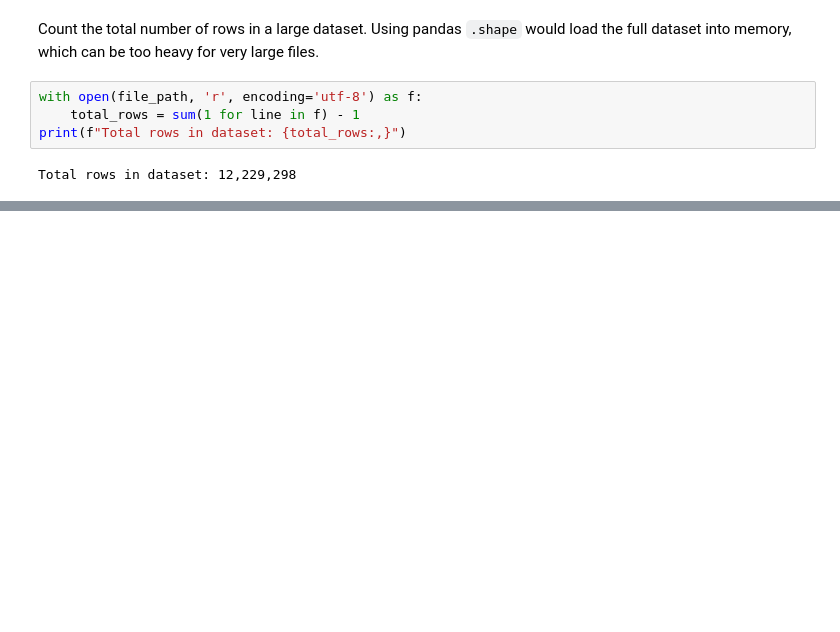
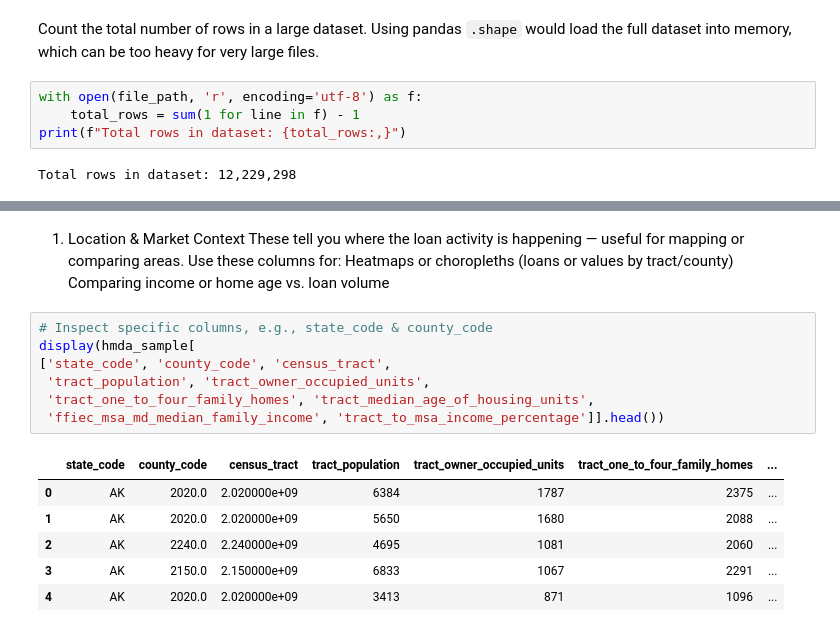
Before and after one commit to JohnQuattrini/-John-Quattrini-Real-Estate-Trends-INST414-Data-Science-Techniques, a Jupyter notebook: capstone_sprint2.ipynb, the cells around one changed output, grey strips where cells are left out. Cells and saved outputs as stored; diff of their text form; blank space fills up the shorter version.

```diff
--- a/capstone_sprint2.ipynb
+++ b/capstone_sprint2.ipynb
@@ -41,0 +428,20 @@ Total rows in dataset: 12,229,298
+# %% [markdown]
+1. Location & Market Context
+These tell you where the loan activity is happening — useful for mapping or comparing areas.
+Use these columns for:
+Heatmaps or choropleths (loans or values by tract/county)
+Comparing income or home age vs. loan volume
+# %%
+# Inspect specific columns, e.g., state_code & county_code
+display(hmda_sample[
+['state_code', 'county_code', 'census_tract',
+ 'tract_population', 'tract_owner_occupied_units',
+ 'tract_one_to_four_family_homes', 'tract_median_age_of_housing_units',
+ 'ffiec_msa_md_median_family_income', 'tract_to_msa_income_percentage']].head())
+# %% [output]
+|  | state_code | county_code | census_tract | tract_population | tract_owner_occupied_units | tract_one_to_four_family_homes | ... |
+| 0 | AK | 2020.0 | 2.020000e+09 | 6384 | 1787 | 2375 | ... |
+| 1 | AK | 2020.0 | 2.020000e+09 | 5650 | 1680 | 2088 | ... |
+| 2 | AK | 2240.0 | 2.240000e+09 | 4695 | 1081 | 2060 | ... |
+| 3 | AK | 2150.0 | 2.150000e+09 | 6833 | 1067 | 2291 | ... |
+| 4 | AK | 2020.0 | 2.020000e+09 | 3413 | 871 | 1096 | ... |
```
Also changed, not shown: parts of 33 cells of this notebook.
